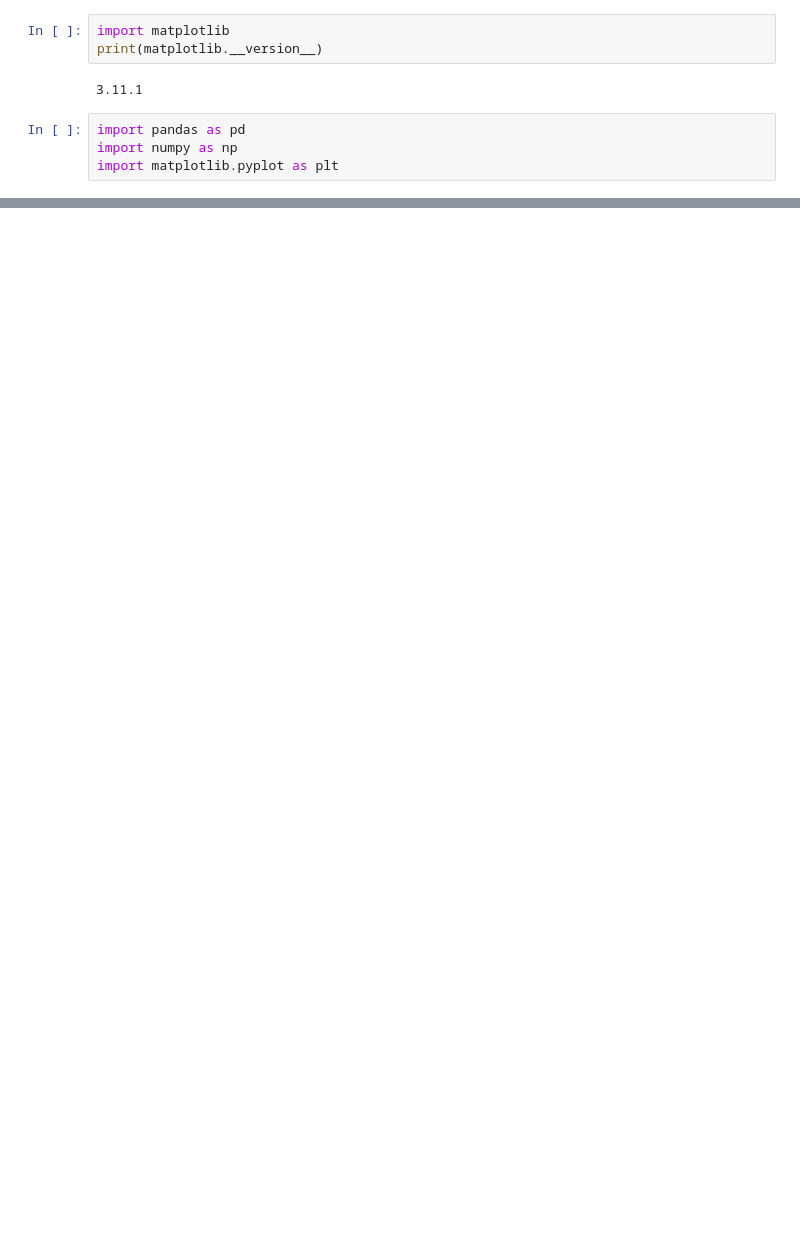
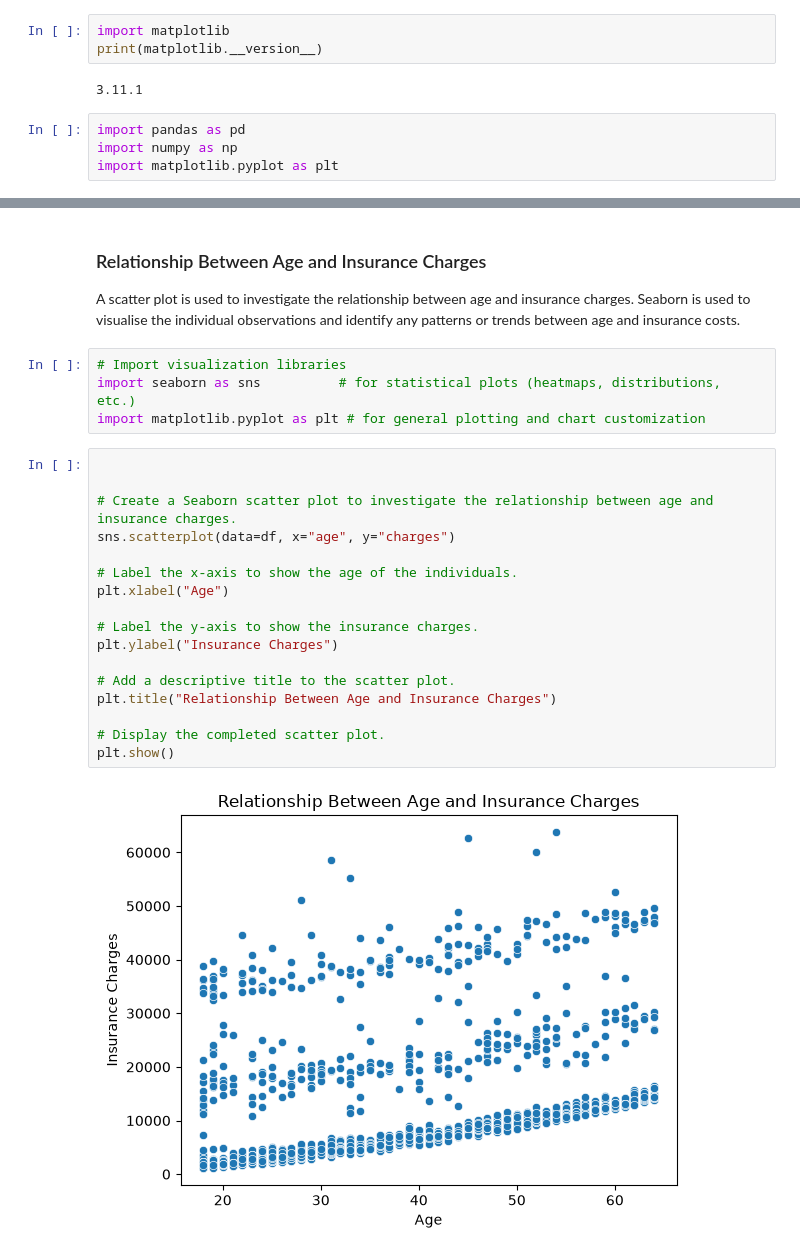
Before and after one commit to kavithasreesai30-del/healthcare-insurance-capstone, a Jupyter notebook: healthcare_insurance_analysis.ipynb, the cells around one changed output, grey strips where cells are left out. Saved outputs shown, nothing was run; the diff lists cells and outputs as text; blank space fills up the shorter version.

```diff
--- a/healthcare_insurance_analysis.ipynb
+++ b/healthcare_insurance_analysis.ipynb
@@ -321,0 +549,27 @@ This finding is important because the small number of high-cost observations may
+# %% [markdown]
+### Relationship Between Age and Insurance Charges
+
+A scatter plot is used to investigate the relationship between age and insurance charges. Seaborn is used to visualise the individual observations and identify any patterns or trends between age and insurance costs.
+# %%
+# Import visualization libraries
+import seaborn as sns          # for statistical plots (heatmaps, distributions, etc.)
+import matplotlib.pyplot as plt # for general plotting and chart customization
+# %%
+
+
+# Create a Seaborn scatter plot to investigate the relationship between age and insurance charges.
+sns.scatterplot(data=df, x="age", y="charges")
+
+# Label the x-axis to show the age of the individuals.
+plt.xlabel("Age")
+
+# Label the y-axis to show the insurance charges.
+plt.ylabel("Insurance Charges")
+
+# Add a descriptive title to the scatter plot.
+plt.title("Relationship Between Age and Insurance Charges")
+
+# Display the completed scatter plot.
+plt.show()
+# %% [output]
+[figure, added]
```
Also changed, not shown: parts of 62 cells of this notebook.
